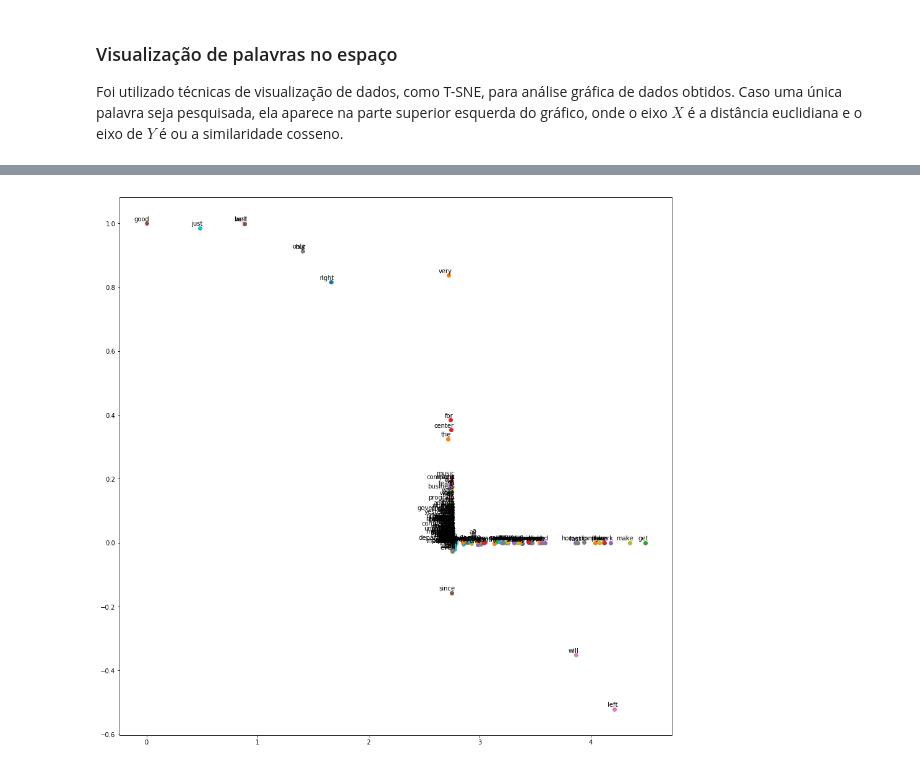
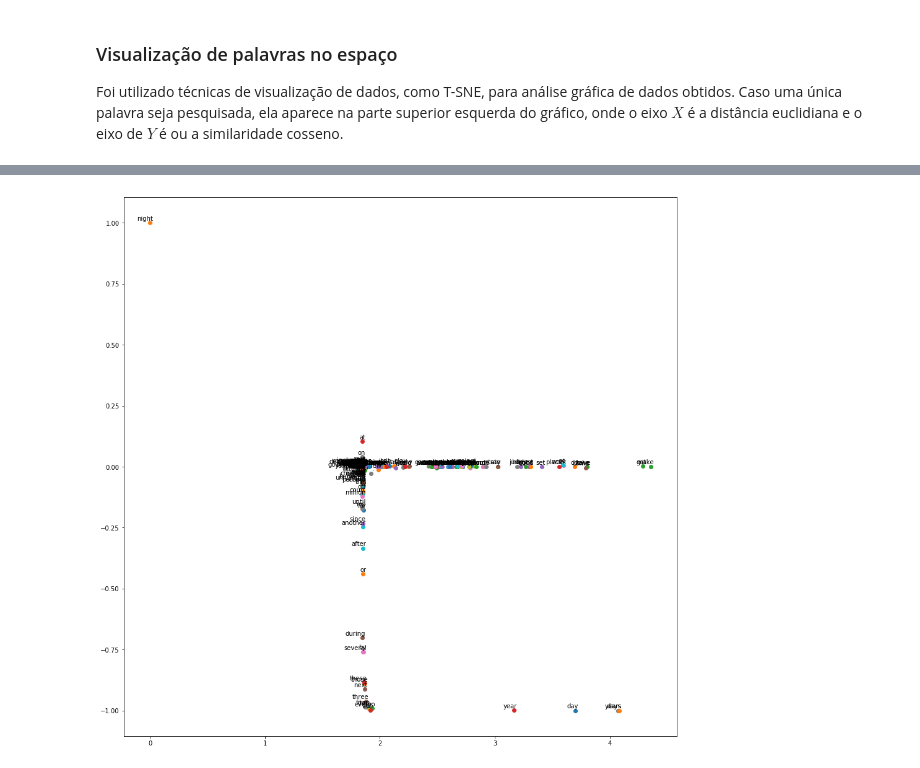
Before and after one commit to Lucas-Rufino/wordSpace, a Jupyter notebook: wordSpace.ipynb, the cells around one changed output, grey strips where cells are left out. Cells and saved outputs as stored; diff of their text form; code cells hidden in the pictures.

```diff
--- a/wordSpace.ipynb
+++ b/wordSpace.ipynb
@@ -218,7 +218,7 @@ from nltk.corpus import wordnet
 
 def thesaurus(word):
     word = word.lower()
-    synonyms, antonyms = [], []
+    synonyms, antonyms = [word], []
     for syn in wordnet.synsets(word):
         for l in syn.lemmas():
             synonyms.append(l.name().lower())
@@ -351,7 +361,7 @@ import matplotlib.pyplot as plt
 %matplotlib inline
 
 def plot(word=None):
-    if word is None:    #T-SNE
+    if word is dNone:    #T-SNE
         tsne_model = TSNE(perplexity=10, n_components=2, init='pca', n_iter=2500, random_state=23)
         new_values = tsne_model.fit_transform(data)
         x = [v[0] for v in new_values]
@@ -376,4 +386,4 @@ plot()
 # %%
-plot('good')
+plot('night')
 # %% [output]
-[figure, old version]
+[figure, new version]
```
Also changed, not shown: parts of 6 cells of this notebook.
